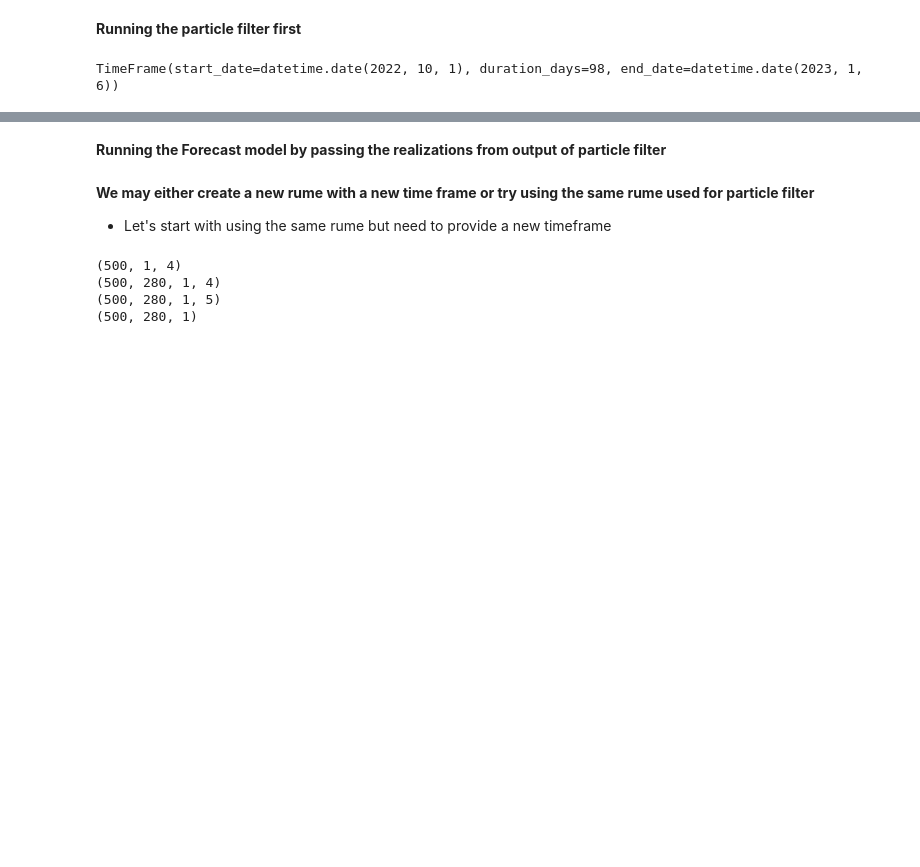
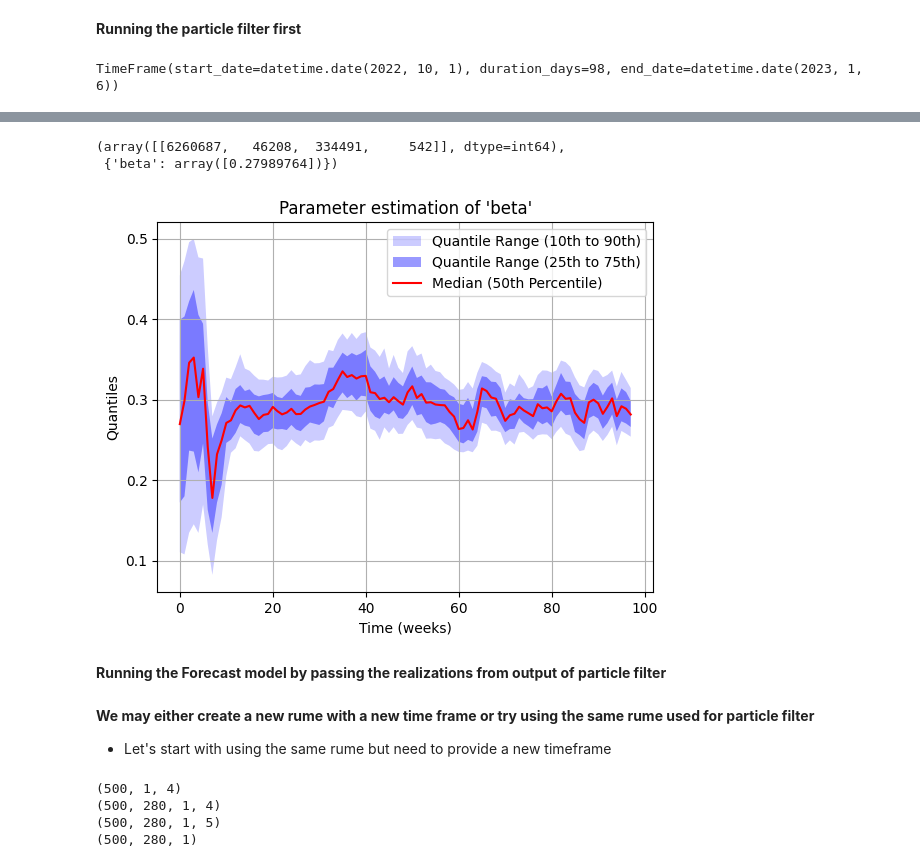
Before and after one commit to NAU-CCL/Epymorph, a Jupyter notebook: epymorph/parameter_forecasting/forecast2.4.ipynb, the cells around one changed output, grey strips where cells are left out. Drawn from its saved outputs; the diff is of its cells as text; code cells hidden in the pictures; blank space fills up the shorter version.

```diff
--- a/epymorph/parameter_forecasting/forecast2.4.ipynb
+++ b/epymorph/parameter_forecasting/forecast2.4.ipynb
@@ -143,3 +154,52 @@ output.particles[0].state, output.particles[0].parameters
+# %%
+output.particles[-1].state, output.particles[-1].parameters
+# %% [output]
+(array([[6260687,   46208,  334491,     542]], dtype=int64),
+ {'beta': array([0.27989764])})
+# %%
+import matplotlib.pyplot as plt
+
+
+key = "beta"
+node_index = 0
+truth = None
+
+key_quantiles = np.array(output.param_quantiles[key])
+
+plt.fill_between(
+    np.arange(0, len(key_quantiles)),
+    key_quantiles[:, 3, 0],
+    key_quantiles[:, 22 - 3, 0],
+    facecolor="blue",
+    alpha=0.2,
+    label="Quantile Range (10th to 90th)",
+)
+
+plt.fill_between(
+    np.arange(0, len(key_quantiles)),
+    key_quantiles[:, 6, 0],
+    key_quantiles[:, 22 - 6, 0],
+    facecolor="blue",
+    alpha=0.4,
+    label="Quantile Range (25th to 75th)",
+)
+
+plt.plot(
+    np.arange(0, len(key_quantiles)),
+    key_quantiles[:, 11, 0],
+    color="red",
+    label="Median (50th Percentile)",
+)
+
+
+plt.title(f"Parameter estimation of '{key}'")
+plt.xlabel("Time (weeks)")
+plt.ylabel("Quantiles")
+plt.legend(loc="upper right")
+plt.grid(True)
+plt.show()
+# %% [output]
+[figure, added]
 # %% [markdown]
 **Running the Forecast model by passing the realizations from output of particle filter**
 # %%
```
Also changed, not shown: parts of 8 cells of this notebook, 2 other files.
